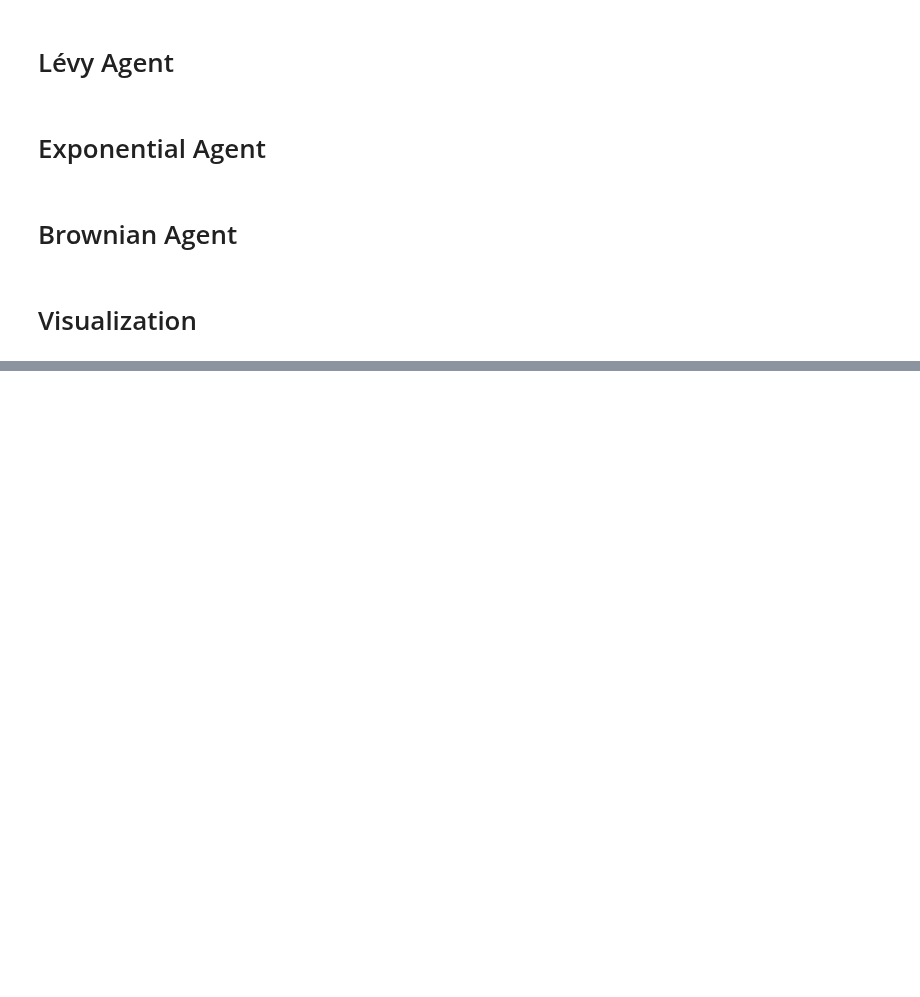
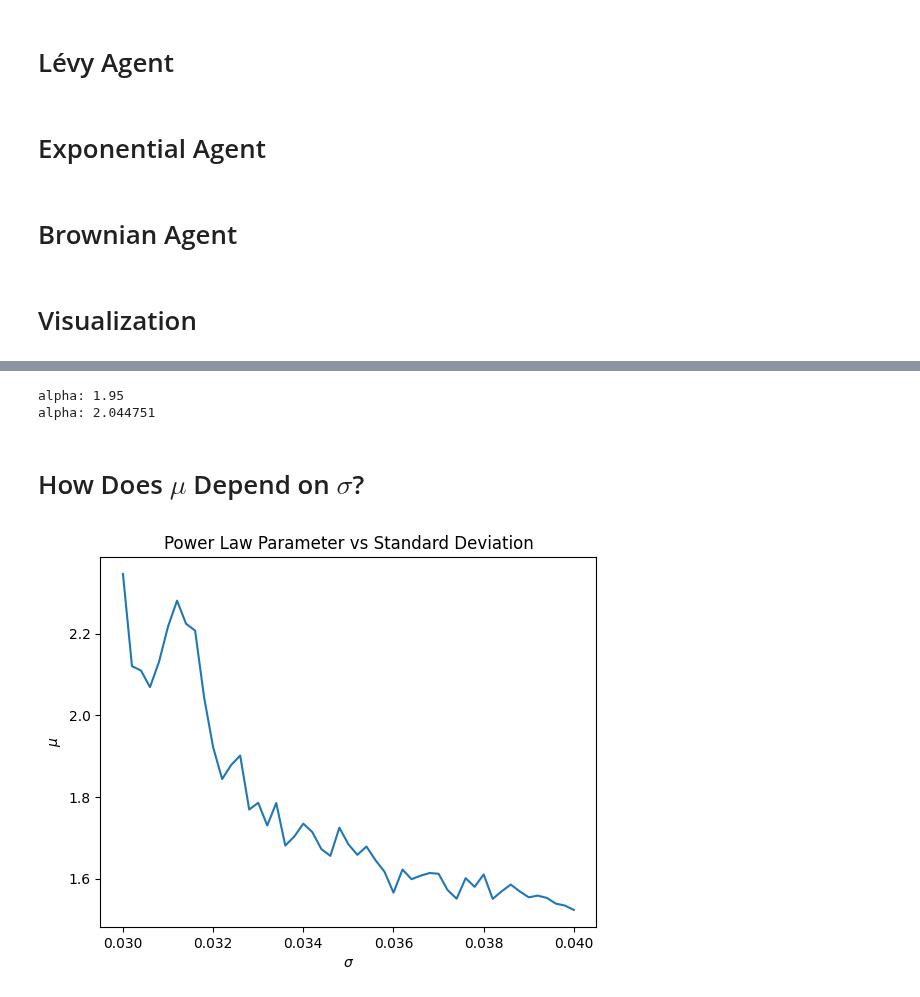
Before and after one commit to winlew/levy-agent-simulation, a Jupyter notebook: studies/step_lengths.ipynb, the cells around one changed output, grey strips where cells are left out. Saved outputs shown, nothing was run; the diff lists cells and outputs as text; code cells hidden in the pictures; blank space fills up the shorter version.

Commit message:
extend step length study

```diff
--- a/studies/step_lengths.ipynb
+++ b/studies/step_lengths.ipynb
@@ -113,0 +121,50 @@ plt.show()
+# %%
+assert(min(data[0]) == 1)
+assert(min(data[2]) == 1)
+
+fit_critical_reservoir = powerlaw.Fit(data[0], xmin=1, discrete=True)
+fit_levy = powerlaw.Fit(data[2], xmin=1, discrete=True)
+
+print(f"alpha: {fit_critical_reservoir.alpha:.2f}")
+print(f"alpha: {fit_levy.alpha:2f}")
+# %% [output]
+alpha: 1.95
+alpha: 2.044751
+# %% [markdown]
+# How Does $\mu$ Depend on $\sigma$?
+# %%
+params.type = 'reservoir'
+params.agent = ReservoirAgent
+params.population_size = 50
+
+sigma_range = np.arange(0.03, 0.04, 0.0002)
+data = []
+
+for sigma in tqdm(sigma_range):
+    params.standard_deviation = sigma
+    sim = Simulation(params, params.agent)
+    population = sim.run_epoch(sim.set_up_population(None), environment)
+    step_lengths = np.array([])
+    for agent in population:
+        step_counter = 1
+        for output in agent.output_log:
+            if abs(output) > 1 - tolerance or abs(output) < tolerance:
+                step_counter += 1
+            else:
+                step_lengths = np.append(step_lengths, step_counter)
+                step_counter = 1
+    data.append(step_lengths)
+# %%
+mu_values = []
+
+for i in range(len(data)):
+    fit = powerlaw.Fit(data[i], xmin=1, discrete=True)
+    mu_values.append(fit.alpha)
+
+plt.plot(sigma_range, mu_values)
+plt.xlabel(r'$\sigma$')
+plt.ylabel(r'$\mu$')
+plt.title('Power Law Parameter vs Standard Deviation')
+plt.show()
+# %% [output]
+[figure, added]
```
Also changed, not shown: parts of 5 cells of this notebook, 1 other file.
